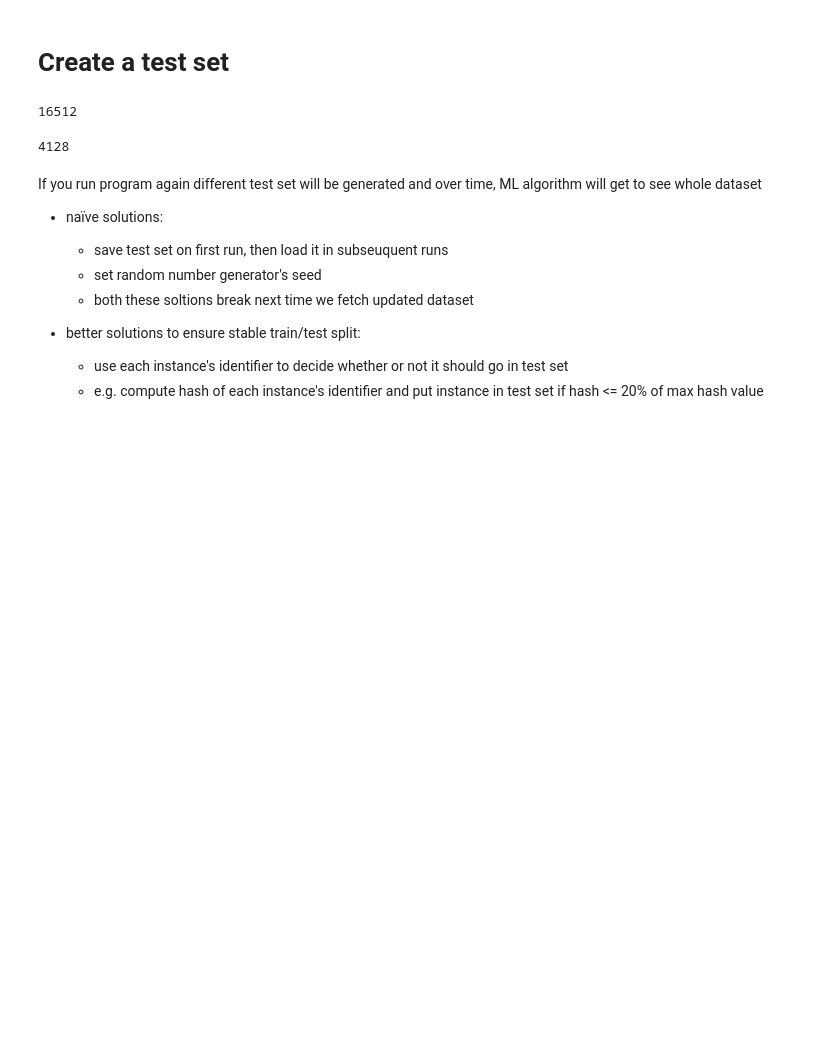
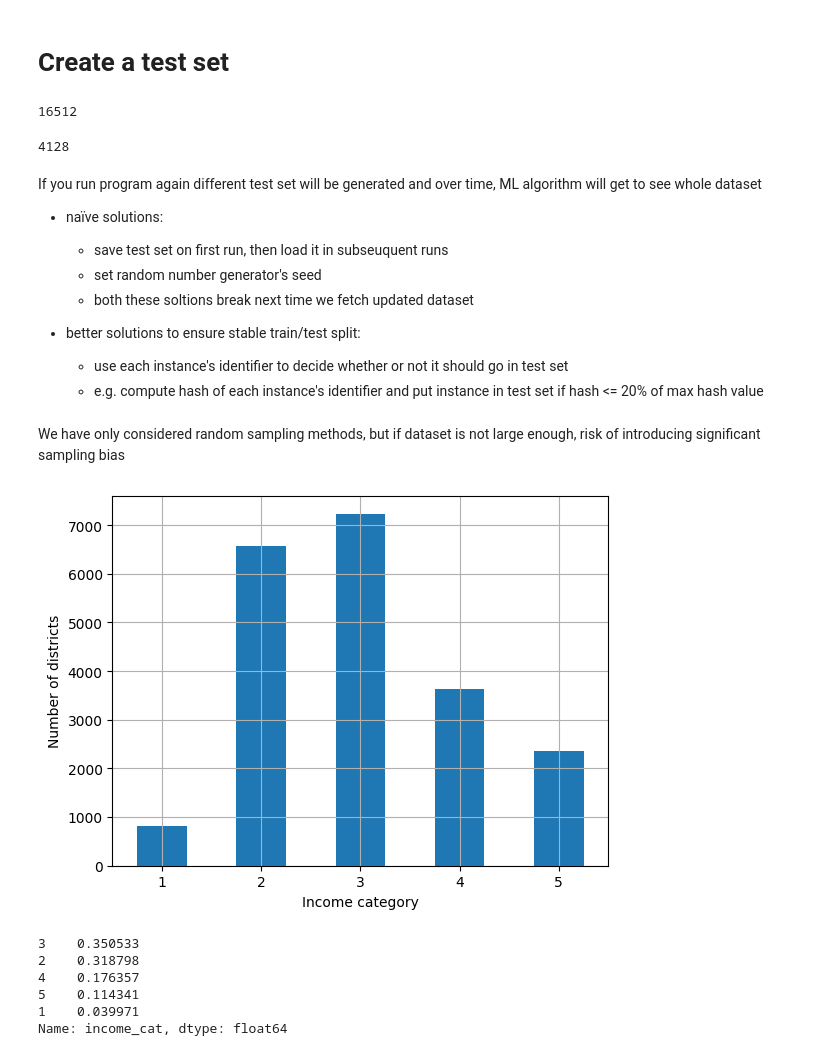
Before and after one commit to RNavs-44/Machine_Learning_Projects, a Jupyter notebook: California_Housing_Project.ipynb, the cells around one changed output. Drawn from its saved outputs; the diff is of its cells as text; code cells hidden in the pictures; blank space fills up the shorter version.

```diff
--- a/California_Housing_Project.ipynb
+++ b/California_Housing_Project.ipynb
@@ -156,0 +162,14 @@ train_set, test_set = split_data_with_id_hash(housing_with_id, 0.2, "id")
+# %% [markdown]
+We have only considered random sampling methods, but if dataset is not large enough, risk of introducing significant sampling bias
+# %%
+# ensure test set is representative of various cataegories of incomes in whole dataset
+housing["income_cat"] = pd.cut(housing["median_income"],
+                               bins = [0., 1.5, 3.0, 4.5, 6., np.inf],
+                               labels=[1, 2, 3, 4, 5])
+
+housing["income_cat"].value_counts().sort_index().plot.bar(rot=0, grid=True)
+plt.xlabel("Income category")
+plt.ylabel("Number of districts")
+plt.show()
+# %% [output]
+[figure, added]
@@ -156,0 +190,9 @@ train_set, test_set = split_data_with_id_hash(housing_with_id, 0.2, "id")
+# %%
+strat_test_set["income_cat"].value_counts() / len(strat_test_set)
+# %% [output]
+3    0.350533
+2    0.318798
+4    0.176357
+5    0.114341
+1    0.039971
+Name: income_cat, dtype: float64
```
Also changed, not shown: parts of 13 cells of this notebook.
